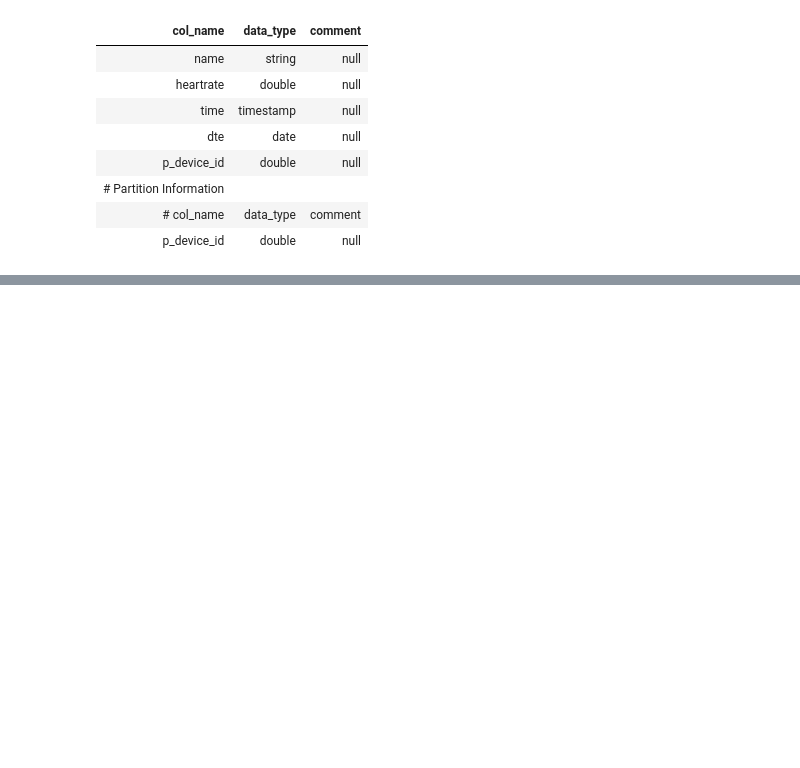
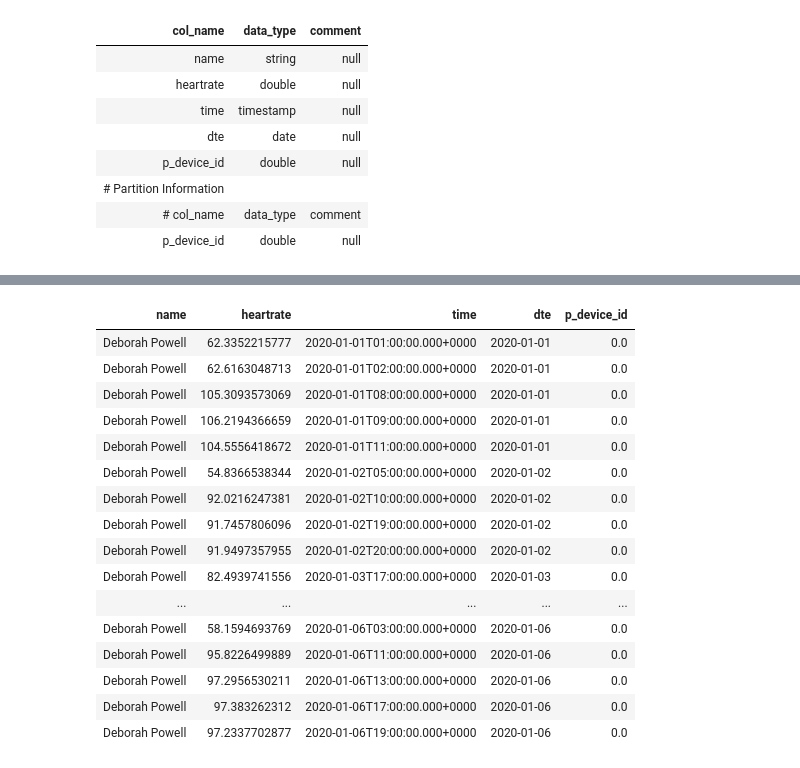
Before and after one commit to npabb001/Data-Engineering, a Jupyter notebook: DataEngineering/Delts Lakes - Workshop/Delta Lakes and Data Lakes.ipynb, the cells around one changed output, grey strips where cells are left out. Cells and saved outputs as stored; diff of their text form; code cells hidden in the pictures; blank space fills up the shorter version.

```diff
--- a/DataEngineering/Delts Lakes - Workshop/Delta Lakes and Data Lakes.ipynb
+++ b/DataEngineering/Delts Lakes - Workshop/Delta Lakes and Data Lakes.ipynb
@@ -551,0 +567,21 @@ Additionally, we used Delta Lake to create an aggregate table, health_tracker_us
+# %%
+%sql
+select * from health_tracker_device_0_gold limit 10;
+# %% [output]
+| name | heartrate | time | dte | p_device_id |
+| Deborah Powell | 62.3352215777 | 2020-01-01T01:00:00.000+0000 | 2020-01-01 | 0.0 |
+| Deborah Powell | 62.6163048713 | 2020-01-01T02:00:00.000+0000 | 2020-01-01 | 0.0 |
+| Deborah Powell | 105.3093573069 | 2020-01-01T08:00:00.000+0000 | 2020-01-01 | 0.0 |
+| Deborah Powell | 106.2194366659 | 2020-01-01T09:00:00.000+0000 | 2020-01-01 | 0.0 |
+| Deborah Powell | 104.5556418672 | 2020-01-01T11:00:00.000+0000 | 2020-01-01 | 0.0 |
+| Deborah Powell | 54.8366538344 | 2020-01-02T05:00:00.000+0000 | 2020-01-02 | 0.0 |
+| Deborah Powell | 92.0216247381 | 2020-01-02T10:00:00.000+0000 | 2020-01-02 | 0.0 |
+| Deborah Powell | 91.7457806096 | 2020-01-02T19:00:00.000+0000 | 2020-01-02 | 0.0 |
+| Deborah Powell | 91.9497357955 | 2020-01-02T20:00:00.000+0000 | 2020-01-02 | 0.0 |
+| Deborah Powell | 82.4939741556 | 2020-01-03T17:00:00.000+0000 | 2020-01-03 | 0.0 |
+| ... | ... | ... | ... | ... |
+| Deborah Powell | 58.1594693769 | 2020-01-06T03:00:00.000+0000 | 2020-01-06 | 0.0 |
+| Deborah Powell | 95.8226499889 | 2020-01-06T11:00:00.000+0000 | 2020-01-06 | 0.0 |
+| Deborah Powell | 97.2956530211 | 2020-01-06T13:00:00.000+0000 | 2020-01-06 | 0.0 |
+| Deborah Powell | 97.383262312 | 2020-01-06T17:00:00.000+0000 | 2020-01-06 | 0.0 |
+| Deborah Powell | 97.2337702877 | 2020-01-06T19:00:00.000+0000 | 2020-01-06 | 0.0 |
```
Also changed, not shown: parts of 13 cells of this notebook.
